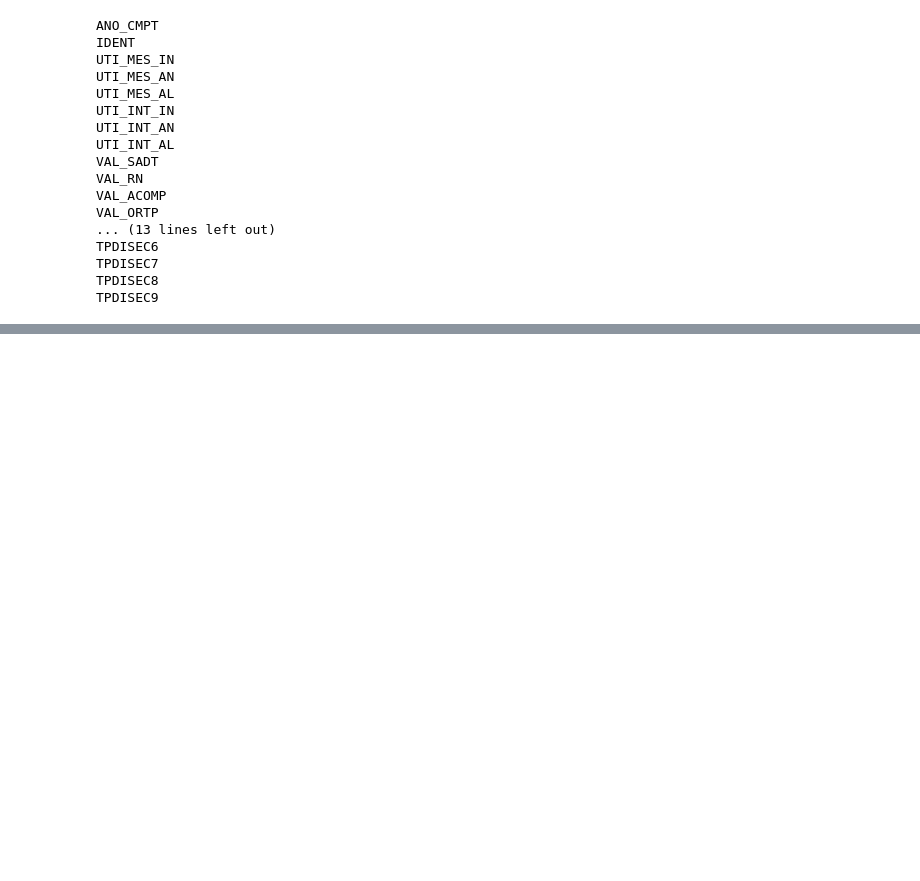
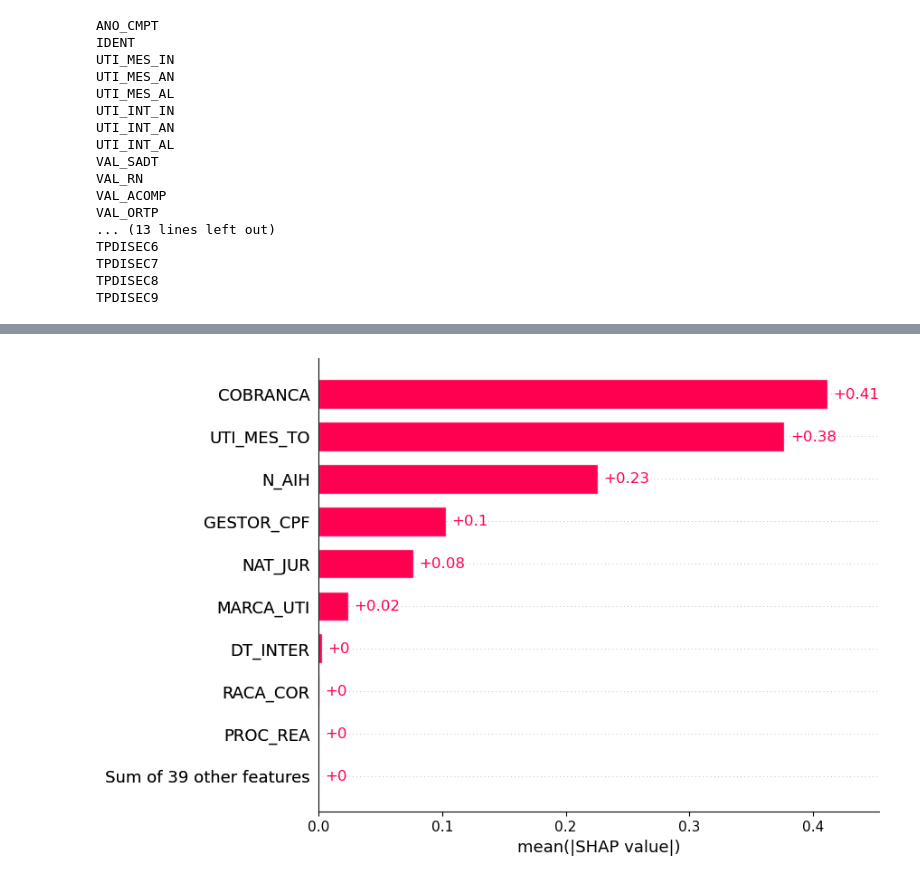
Before and after one commit to isabelcgomes/DadosMedicos, a Jupyter notebook: testing.ipynb, the cells around one changed output, grey strips where cells are left out. Cells and saved outputs as stored; diff of their text form; code cells hidden in the pictures; blank space fills up the shorter version.

```diff
--- a/testing.ipynb
+++ b/testing.ipynb
@@ -86,0 +148,4 @@ data.to_csv(rf'..\2015_python.csv')
+# %%
+shap.plots.bar(shap_values)
+# %% [output]
+[figure, added]
```
Also changed, not shown: parts of 15 cells of this notebook.
